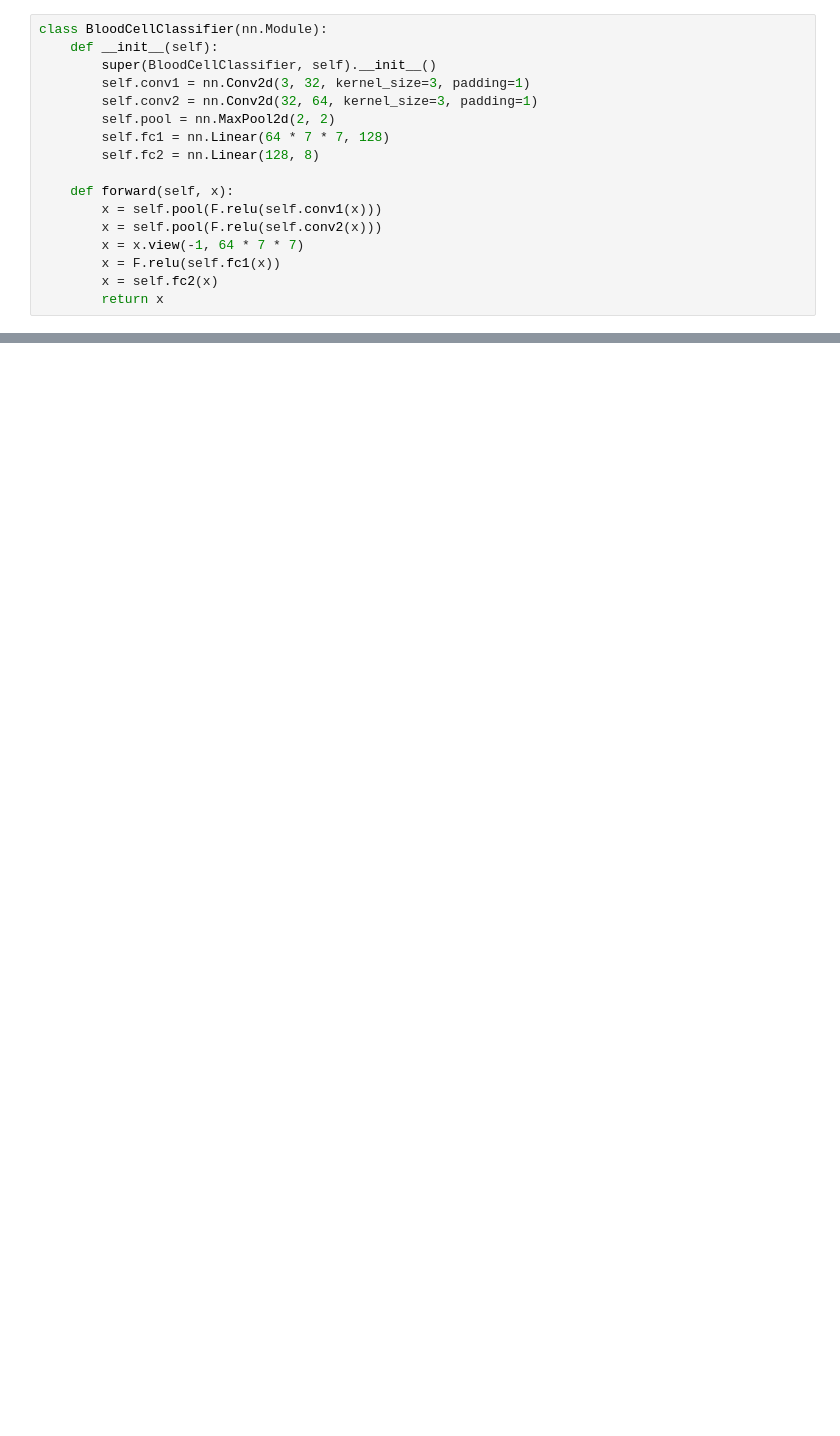
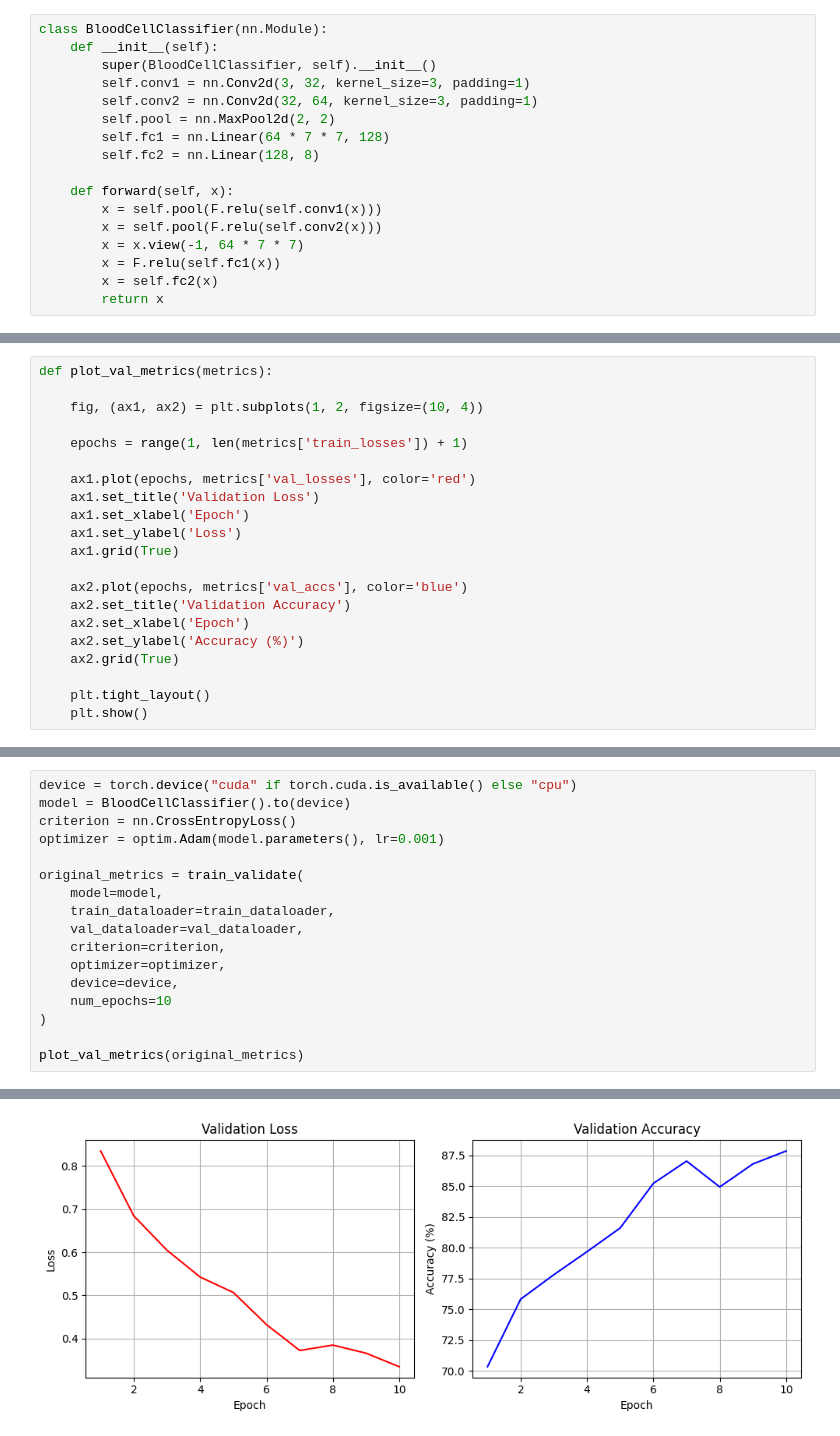
Before and after one commit to LukrecijaMedimorec/BloodCellClassifier, a Jupyter notebook: Classifier.ipynb, the cells around one changed output, grey strips where cells are left out. Drawn from its saved outputs; the diff is of its cells as text; blank space fills up the shorter version.

```diff
--- a/Classifier.ipynb
+++ b/Classifier.ipynb
@@ -414,0 +122,21 @@ plt.show()
+# %%
+def plot_val_metrics(metrics):
+
+    fig, (ax1, ax2) = plt.subplots(1, 2, figsize=(10, 4))
+
+    epochs = range(1, len(metrics['train_losses']) + 1)
+
+    ax1.plot(epochs, metrics['val_losses'], color='red')
+    ax1.set_title('Validation Loss')
+    ax1.set_xlabel('Epoch')
+    ax1.set_ylabel('Loss')
+    ax1.grid(True)
+
+    ax2.plot(epochs, metrics['val_accs'], color='blue')
+    ax2.set_title('Validation Accuracy')
+    ax2.set_xlabel('Epoch')
+    ax2.set_ylabel('Accuracy (%)')
+    ax2.grid(True)
+
+    plt.tight_layout()
+    plt.show()
@@ -414,0 +220,18 @@ plt.show()
+# %%
+device = torch.device("cuda" if torch.cuda.is_available() else "cpu")
+model = BloodCellClassifier().to(device)
+criterion = nn.CrossEntropyLoss()
+optimizer = optim.Adam(model.parameters(), lr=0.001)
+
+original_metrics = train_validate(
+    model=model,
+    train_dataloader=train_dataloader,
+    val_dataloader=val_dataloader,
+    criterion=criterion,
+    optimizer=optimizer,
+    device=device,
+    num_epochs=10
+)
+
+plot_val_metrics(original_metrics)
+# %% [output]
@@ -414,0 +248 @@ plt.show()
+[figure, added]
```
Also changed, not shown: parts of 35 cells of this notebook.
